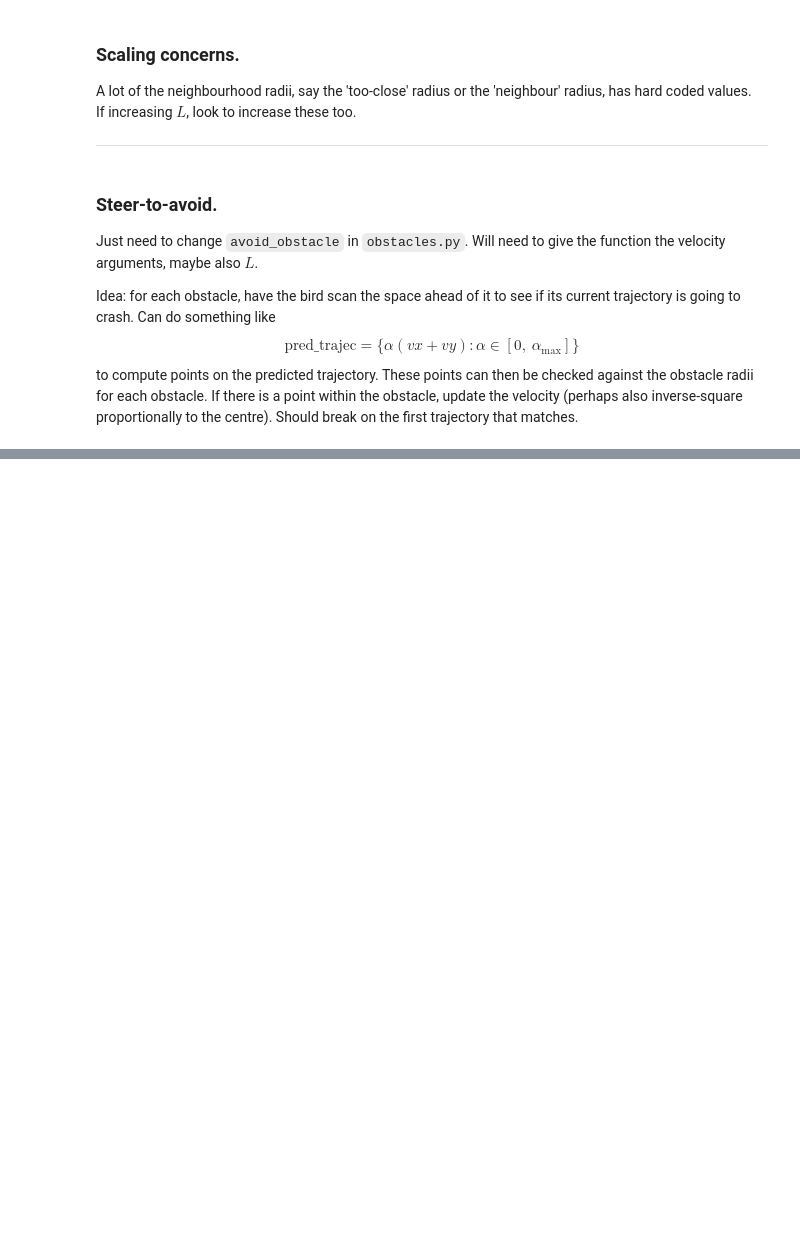
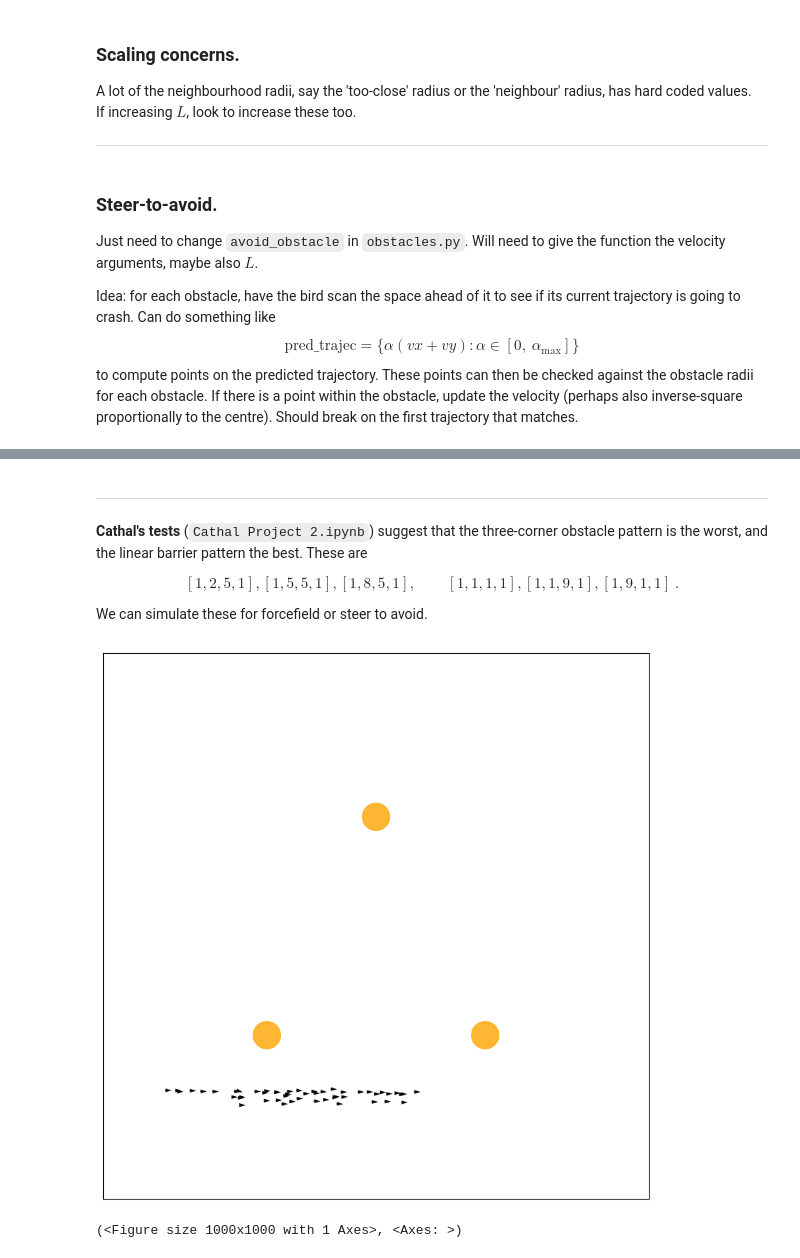
Before and after one commit to flossiedixon/Industrial-Project-2, a Jupyter notebook: fred-project2.ipynb, the cells around one changed output, grey strips where cells are left out. Saved outputs shown, nothing was run; the diff lists cells and outputs as text; code cells hidden in the pictures; blank space fills up the shorter version.

```diff
--- a/fred-project2.ipynb
+++ b/fred-project2.ipynb
@@ -94,0 +96,44 @@ MovieWriter ffmpeg unavailable; using Pillow instead.
+# %% [markdown]
+---
+# %% [markdown]
+**Cathal's tests** (`Cathal Project 2.ipynb`) suggest that the three-corner obstacle pattern is the worst, and the linear barrier pattern the best. These are
+
+$$
+  [1, 2, 5, 1], [1, 5, 5, 1], [1, 8, 5, 1], \qquad  [1, 1, 1, 1], [1, 1, 9, 1], [1, 9, 1, 1]~.
+$$
+
+We can simulate these for forcefield or steer to avoid.
+# %%
+# List of lists.
+# Each individual list is a list of obstacle paramars.
+# Each obstacle param is lam_o, x, y, O.
+
+configs = [
+    # Linear barrier patterns
+    [[1, 2, 5, 1], [1, 5, 5, 1], [1, 8, 5, 1]],  # Horizontal line
+    [[1, 5, 2, 1], [1, 5, 5, 1], [1, 5, 8, 1]],  # Vertical line
+
+    # Diagonal patterns
+    [[1, 2, 2, 1], [1, 5, 5, 1], [1, 8, 8, 1]],  # Main diagonal
+    [[1, 8, 2, 1], [1, 5, 5, 1], [1, 2, 8, 1]],  # Anti-diagonal
+
+    # Corner protection
+    [[1, 1, 1, 1], [1, 1, 9, 1], [1, 9, 1, 1]],  # Three corners
+    [[1, 9, 9, 1], [1, 1, 9, 1], [1, 9, 1, 1]],  # All corners
+
+    # Central clustering
+    [[1, 4, 4, 1], [1, 5, 5, 1], [1, 6, 6, 1]],  # Tight cluster
+    [[1, 3, 3, 1], [1, 5, 7, 1], [1, 7, 3, 1]],  # Spread but balanced
+]
+
+horizontal_obs = configs[0]
+three_corner_obs = configs[5]
+tight_cluster_obs = configs[6]
+balanced_spread_cluster_obs = configs[-1]
+
+
+run_simulation.plot_simulation_att(model_params, strength_params, balanced_spread_cluster_obs,
+                        attractor_pos, init_left = True, obs_method = "steer2avoid")
+# %% [output]
+[figure, added]
+(<Figure size 1000x1000 with 1 Axes>, <Axes: >)
```
Also changed, not shown: parts of 1 cell of this notebook, 2 other files.
